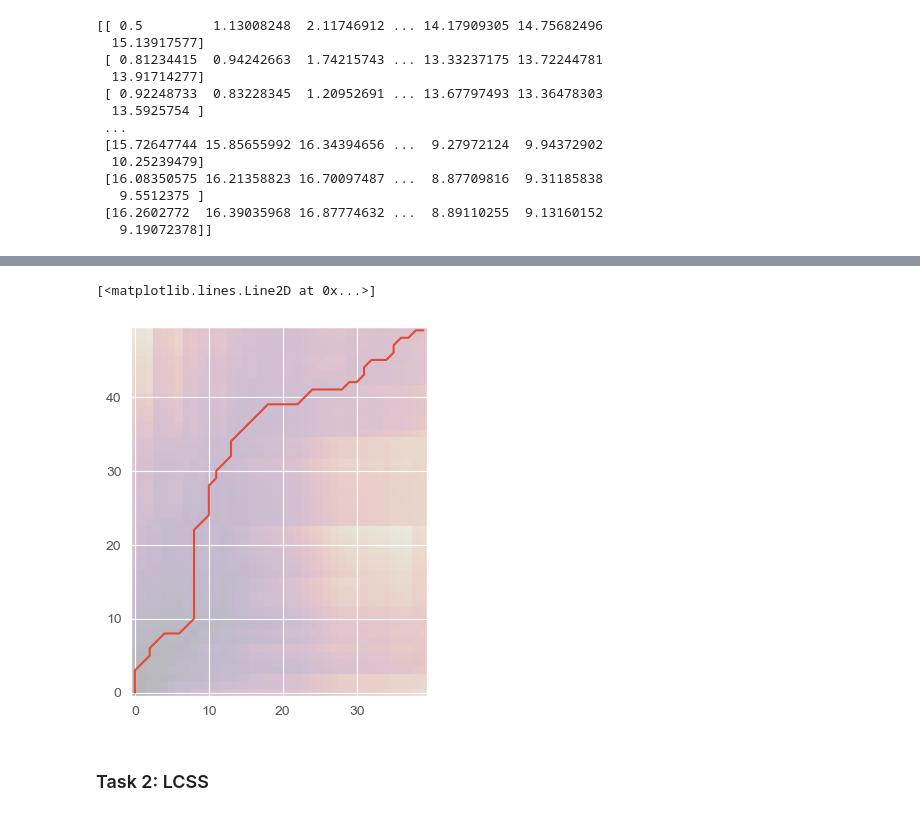
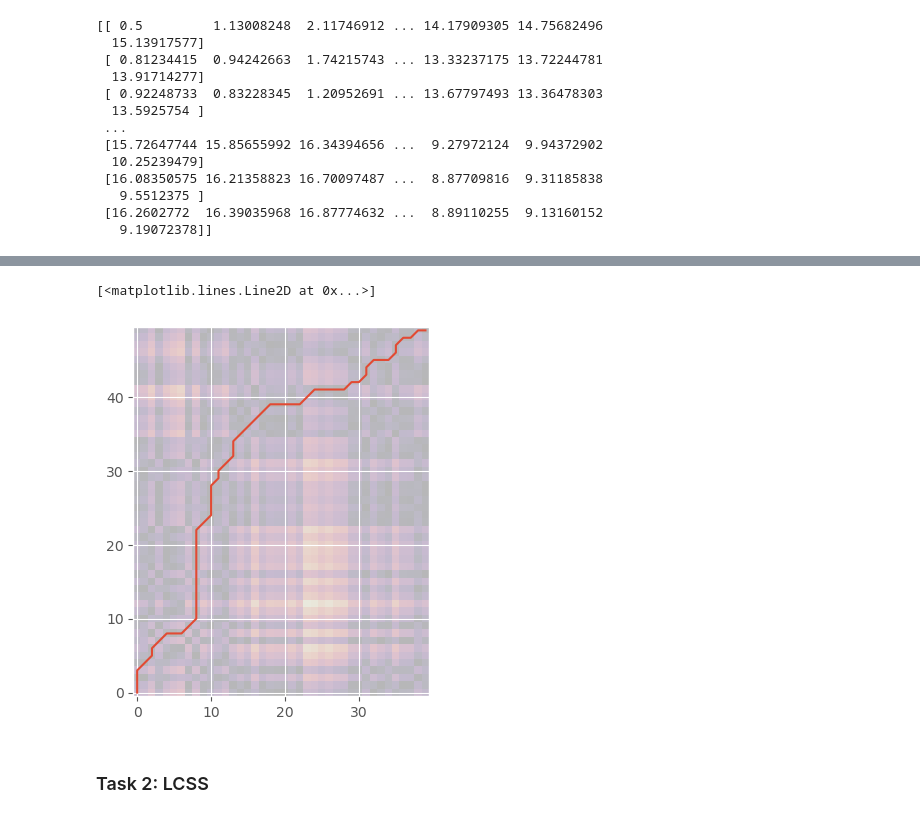
Before and after one commit to KlaraGtknst/TSDM_WS23_34, a Jupyter notebook: Exercise_06_Similarity.ipynb, the cells around one changed output, grey strips where cells are left out. Saved outputs shown, nothing was run; the diff lists cells and outputs as text; code cells hidden in the pictures.

Commit message:
feat: plotted cost instead of acc

```diff
--- a/Exercise_06_Similarity.ipynb
+++ b/Exercise_06_Similarity.ipynb
@@ -154,18 +154,18 @@ plt.plot(t2,d)
 # %%
 import seaborn as sns
 def simple_distance(X1, X2, p):
     return np.sum(np.abs(X1-X2)**p)**(1/p)
 
 # plot the accumulated cost martix and the wrap path
 dist, cost, acc, path = dtw(x, y, dist=lambda x, y: simple_distance(x, y, 2))
 
 
-ax = plt.imshow(acc.reshape((len(x), len(y))),cmap="magma",origin="lower", alpha=0.2)
+ax = plt.imshow(cost.reshape((len(x), len(y))),cmap="magma",origin="lower", alpha=0.2)
 X, Y = path
 plt.plot(Y, X)
 # %% [output]
 [<matplotlib.lines.Line2D at 0x...>]
-[figure, old version]
+[figure, new version]
 # %% [markdown]
 ### Task 2: LCSS
 # %% [markdown]
```
Also changed, not shown: parts of 3 cells of this notebook, 1 other file.
